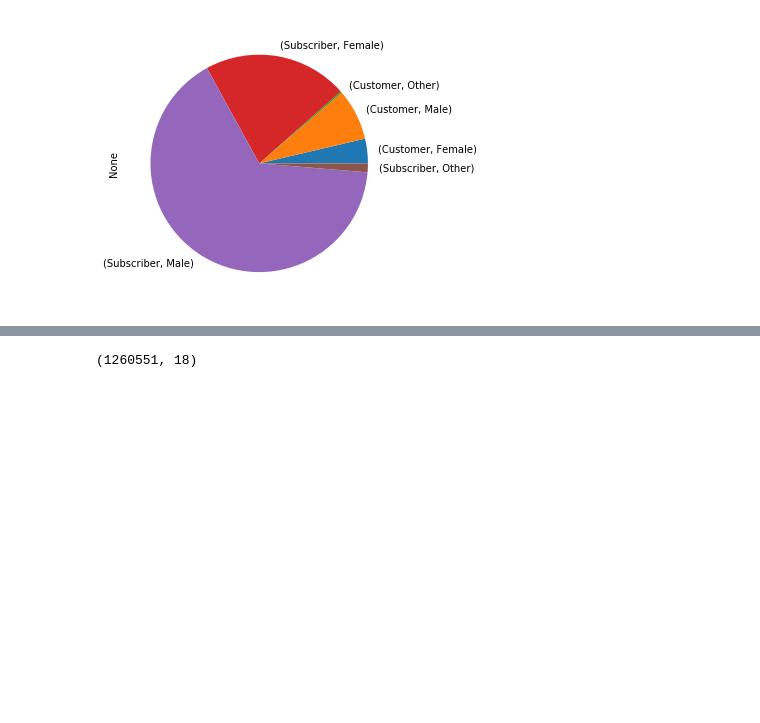
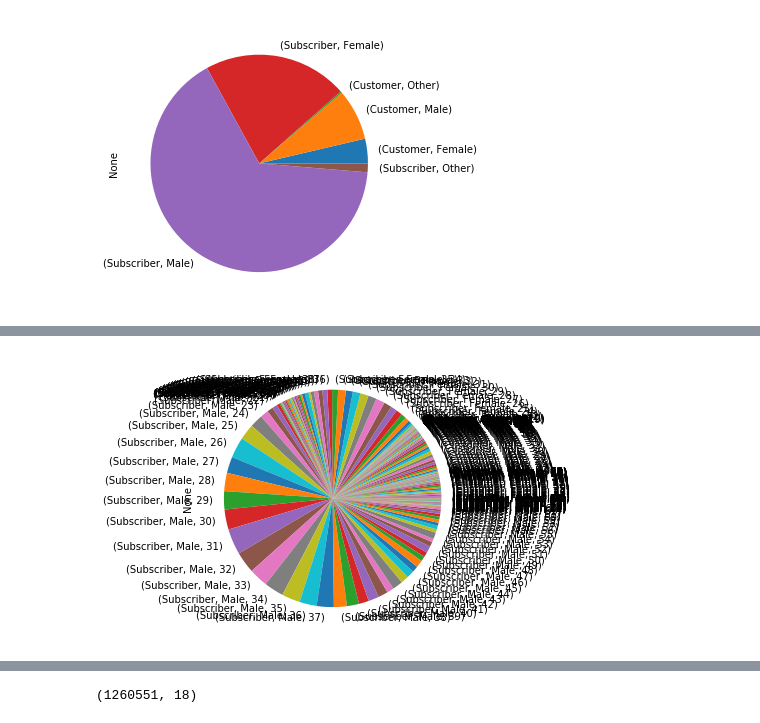
Before and after one commit to kentlum2018/ProjectONE10Jan, a Jupyter notebook: project1.ipynb, the cells around one changed output, grey strips where cells are left out. Drawn from its saved outputs; the diff is of its cells as text; code cells hidden in the pictures; blank space fills up the shorter version.

Commit message:
last graph?

```diff
--- a/project1.ipynb
+++ b/project1.ipynb
@@ -171,3 +171,7 @@ plot = cus_df.plot.pie(y='member_gender',figsize=(5,5))
 plt.show()
 # %% [output]
 [figure]
+# %%
+cus_age_df = clean_df.groupby(['user_type','member_gender','age']).size()
+# cus_df.head(10)
+cus_age_df
@@ -174,3 +196,9 @@ plt.show()
+# %%
+plot = cus_age_df.plot.pie(y='member_gender',figsize=(5,5))
+plt.show()
+#need to bin this
+# %% [output]
+[figure, added]
 # %%
 other_df= clean_df.loc[clean_df['member_gender']=='Other']
 other_df.head()
```
Also changed, not shown: parts of 1 cell of this notebook.
